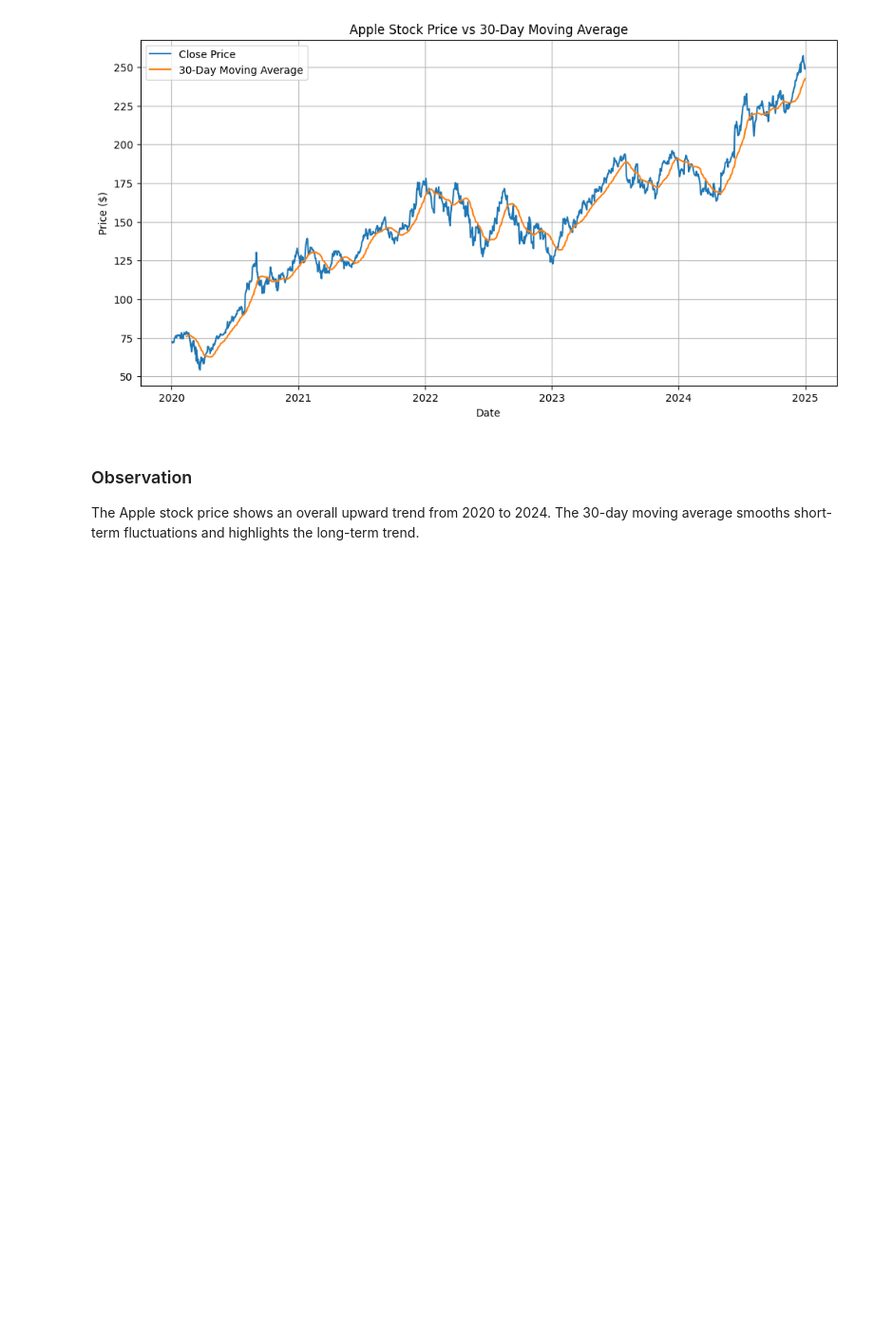
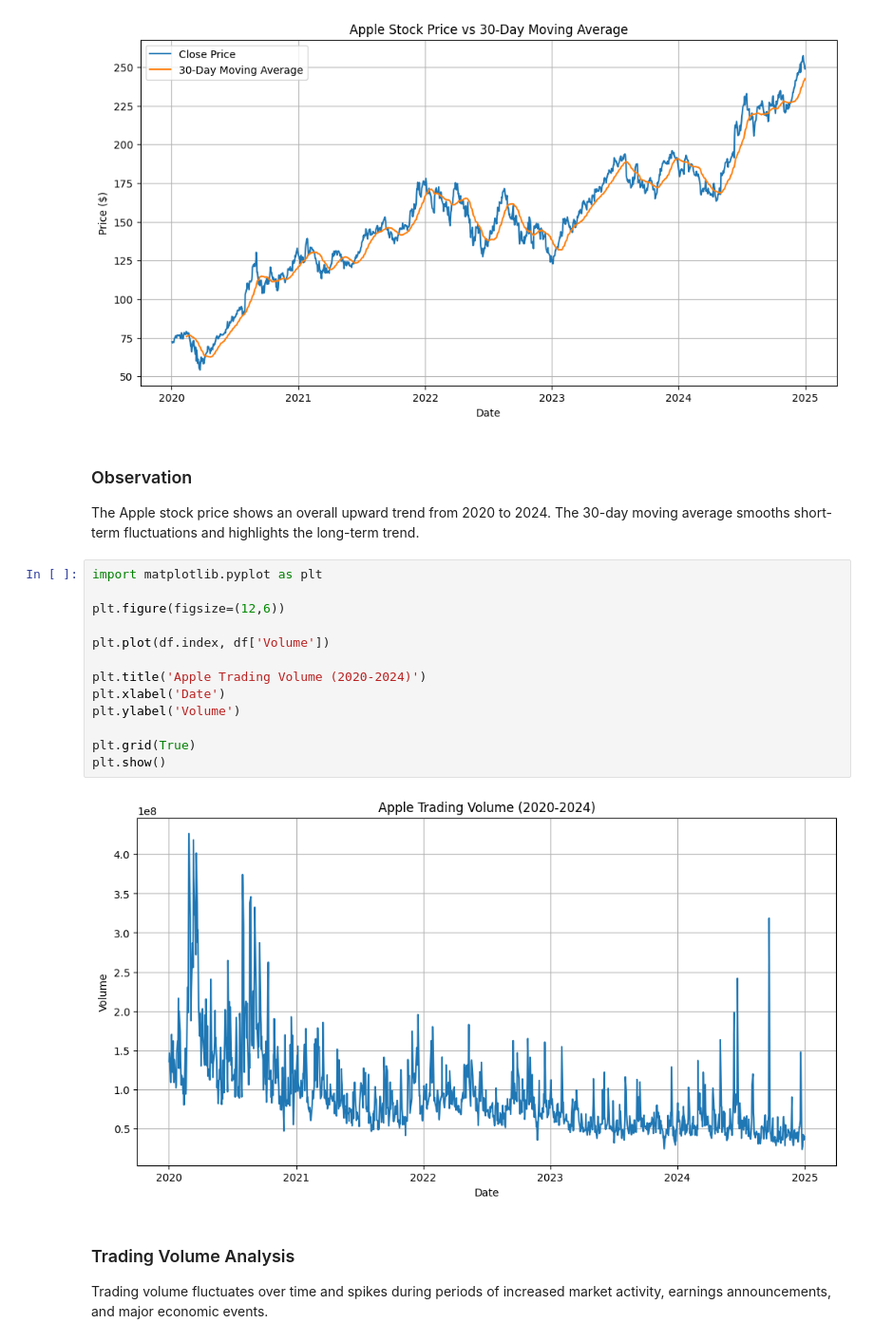
Before and after one commit to omarehabmo/ML-Stock-Price-Prediction, a Jupyter notebook: stock-price-prediction/notebooks/01_data_collection.ipynb, the cells around one changed output. Shown at 95% size. Cells and saved outputs as stored; diff of their text form; blank space fills up the shorter version.

```diff
--- a/stock-price-prediction/notebooks/01_data_collection.ipynb
+++ b/stock-price-prediction/notebooks/01_data_collection.ipynb
@@ -215,3 +215,22 @@ plt.show()
 ### Observation
 
 The Apple stock price shows an overall upward trend from 2020 to 2024. The 30-day moving average smooths short-term fluctuations and highlights the long-term trend.
+# %%
+import matplotlib.pyplot as plt
+
+plt.figure(figsize=(12,6))
+
+plt.plot(df.index, df['Volume'])
+
+plt.title('Apple Trading Volume (2020-2024)')
+plt.xlabel('Date')
+plt.ylabel('Volume')
+
+plt.grid(True)
+plt.show()
+# %% [output]
+[figure, added]
+# %% [markdown]
+### Trading Volume Analysis
+
+Trading volume fluctuates over time and spikes during periods of increased market activity, earnings announcements, and major economic events.
```
Also changed, not shown: parts of 23 cells of this notebook, 3 other files.
